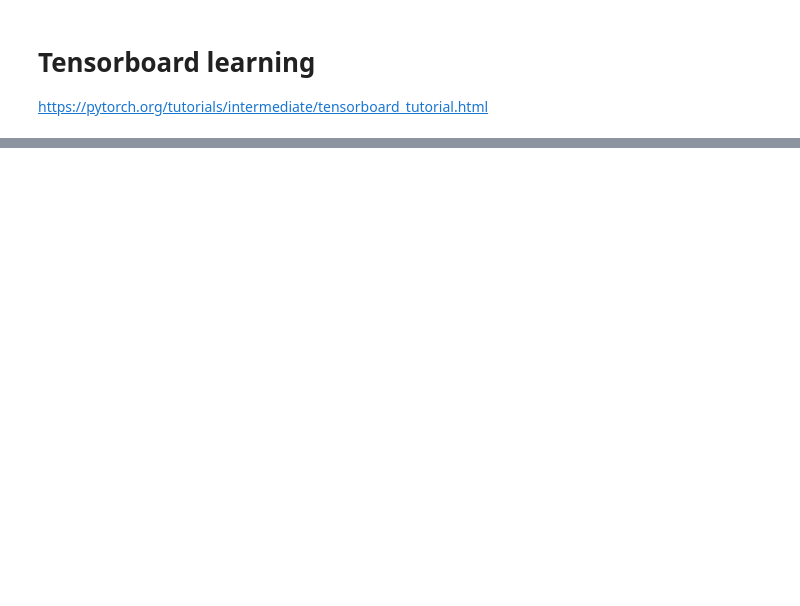
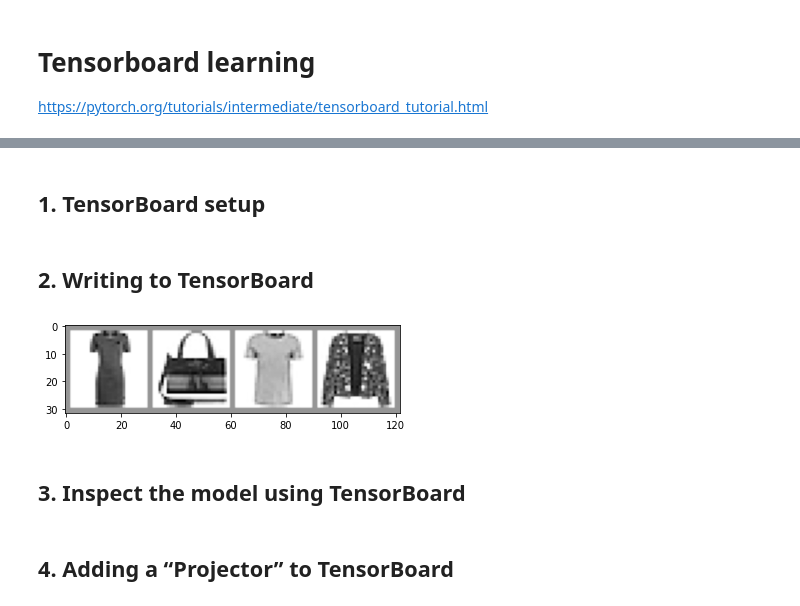
Before and after one commit to YunfeiZHAO/m2a_sorbonne, a Jupyter notebook: tensorboard.ipynb, the cells around one changed output, grey strips where cells are left out. Drawn from its saved outputs; the diff is of its cells as text; code cells hidden in the pictures; blank space fills up the shorter version.

```diff
--- a/tensorboard.ipynb
+++ b/tensorboard.ipynb
@@ -76,0 +85,27 @@ Extracting ./data/FashionMNIST/raw/t10k-labels-idx1-ubyte.gz to ./data/FashionMN
+# %% [markdown]
+## 1. TensorBoard setup
+# %%
+# SummaryWriter is our key object for writing information to TensorBoard.
+from torch.utils.tensorboard import SummaryWriter
+
+# default `log_dir` is "runs" - we'll be more specific here
+writer = SummaryWriter('runs/fashion_mnist_experiment_1')
+# %% [markdown]
+## 2. Writing to TensorBoard
+# %%
+# write an image to TensorBoard using make_grid.
+dataiter = iter(trainloader)
+images, labels = dataiter.next()
+
+# create grid of images (show all images of a batch in one grid)
+img_grid = torchvision.utils.make_grid(images)
+
+# show images
+matplotlib_imshow(img_grid, one_channel=True)
+
+# write to tensorboard
+writer.add_image('four_fashion_mnist_images', img_grid)
+# %% [output]
+[figure, added]
+# %% [markdown]
+## 3. Inspect the model using TensorBoard
@@ -76,0 +116,2 @@ Extracting ./data/FashionMNIST/raw/t10k-labels-idx1-ubyte.gz to ./data/FashionMN
+# %% [markdown]
+## 4. Adding a “Projector” to TensorBoard
```
Also changed, not shown: parts of 10 cells of this notebook, 2 other files.
